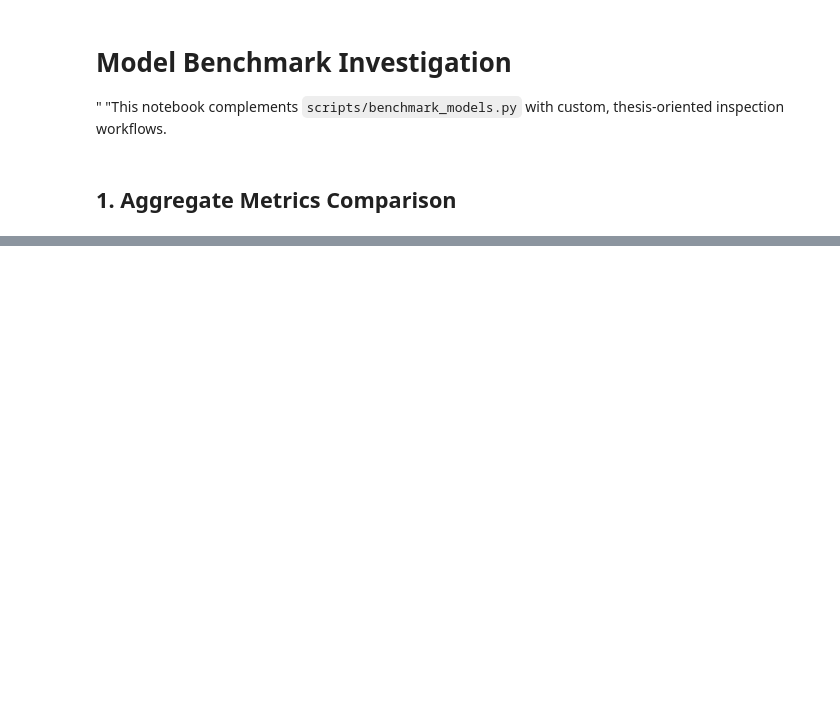
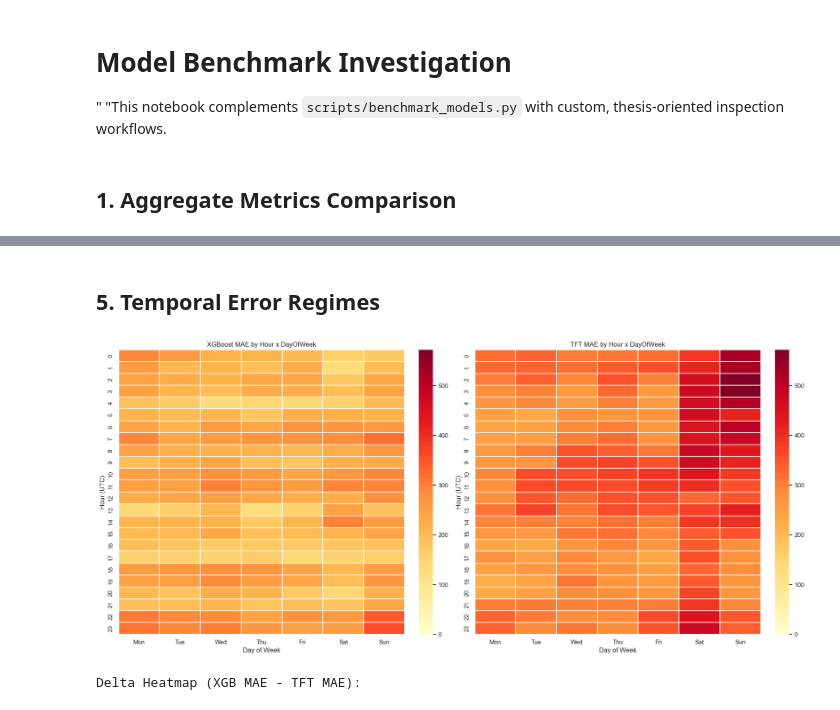
Before and after one commit to lgiesen/energy_trading, a Jupyter notebook: notebooks/benchmark_investigation.ipynb, the cells around one changed output, grey strips where cells are left out. Drawn from its saved outputs; the diff is of its cells as text; code cells hidden in the pictures; blank space fills up the shorter version.

```diff
--- a/notebooks/benchmark_investigation.ipynb
+++ b/notebooks/benchmark_investigation.ipynb
@@ -351,0 +415,67 @@ plt.gcf()
+# %% [markdown]
+## 5. Temporal Error Regimes
+# %%
+import numpy as np
+import pandas as pd
+import matplotlib.pyplot as plt
+import seaborn as sns
+
+d = globals()["df"].copy()
+d["target_time_utc"] = pd.to_datetime(d["target_time_utc"], utc=True, errors="coerce")
+for c in ["y_true", "xgb_p50", "tft_p50"]:
+    d[c] = pd.to_numeric(d[c], errors="coerce")
+d = d.dropna(subset=["target_time_utc", "y_true", "xgb_p50", "tft_p50"]).sort_values("target_time_utc")
+
+d["hour"] = d["target_time_utc"].dt.hour
+d["dayofweek"] = d["target_time_utc"].dt.dayofweek  # Mon=0 ... Sun=6
+
+d["ae_xgb"] = (d["xgb_p50"] - d["y_true"]).abs()
+d["ae_tft"] = (d["tft_p50"] - d["y_true"]).abs()
+
+hour_index = list(range(24))
+dow_index = list(range(7))
+dow_labels = ["Mon", "Tue", "Wed", "Thu", "Fri", "Sat", "Sun"]
+
+xgb_heat = (
+    d.groupby(["hour", "dayofweek"], as_index=False)["ae_xgb"].mean()
+    .pivot(index="hour", columns="dayofweek", values="ae_xgb")
+    .reindex(index=hour_index, columns=dow_index)
+)
+tft_heat = (
+    d.groupby(["hour", "dayofweek"], as_index=False)["ae_tft"].mean()
+    .pivot(index="hour", columns="dayofweek", values="ae_tft")
+    .reindex(index=hour_index, columns=dow_index)
+)
+
+xgb_heat.columns = dow_labels
+tft_heat.columns = dow_labels
+
+vmax = float(np.nanmax([xgb_heat.to_numpy(), tft_heat.to_numpy()]))
+
+sns.set_theme(style="white")
+fig, axes = plt.subplots(1, 2, figsize=(18, 8), constrained_layout=True)
+
+sns.heatmap(
+    xgb_heat, ax=axes[0], cmap="YlOrRd", vmin=0, vmax=vmax,
+    cbar=True, linewidths=0.2, linecolor="white"
+)
+axes[0].set_title("XGBoost MAE by Hour x DayOfWeek")
+axes[0].set_xlabel("Day of Week")
+axes[0].set_ylabel("Hour (UTC)")
+
+sns.heatmap(
+    tft_heat, ax=axes[1], cmap="YlOrRd", vmin=0, vmax=vmax,
+    cbar=True, linewidths=0.2, linecolor="white"
+)
+axes[1].set_title("TFT MAE by Hour x DayOfWeek")
+axes[1].set_xlabel("Day of Week")
+axes[1].set_ylabel("Hour (UTC)")
+
+plt.show()
+
+delta_heat = xgb_heat - tft_heat
+print("Delta Heatmap (XGB MAE - TFT MAE):")
+display(delta_heat.round(4))
+# %% [output]
+[figure, added]
+Delta Heatmap (XGB MAE - TFT MAE):
```
Also changed, not shown: parts of 11 cells of this notebook, 10 other files.
